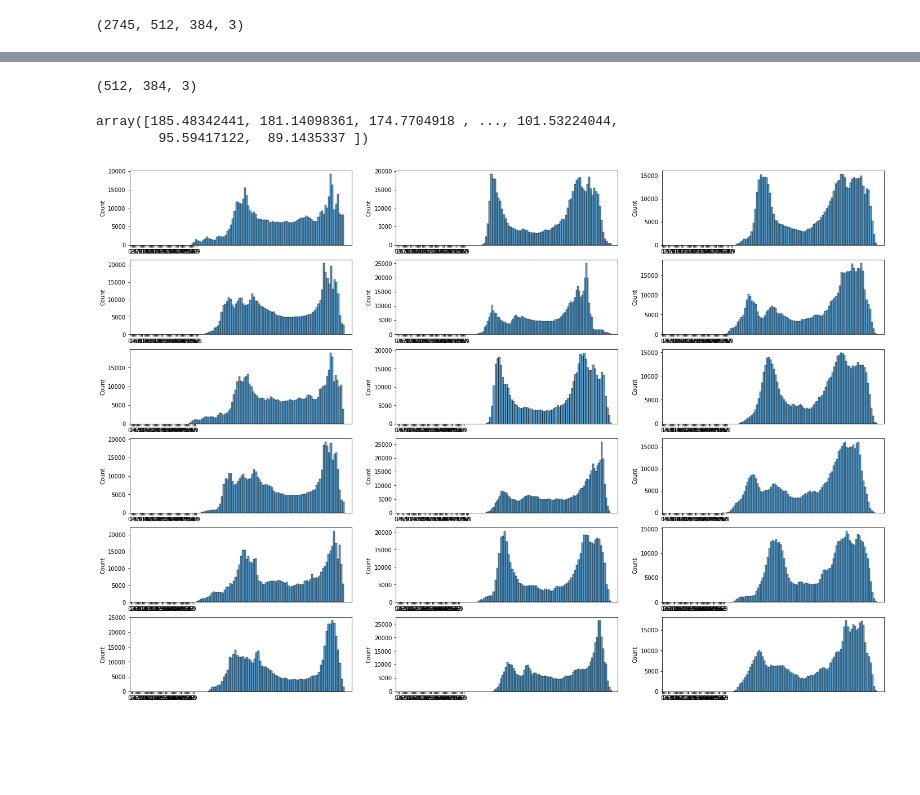
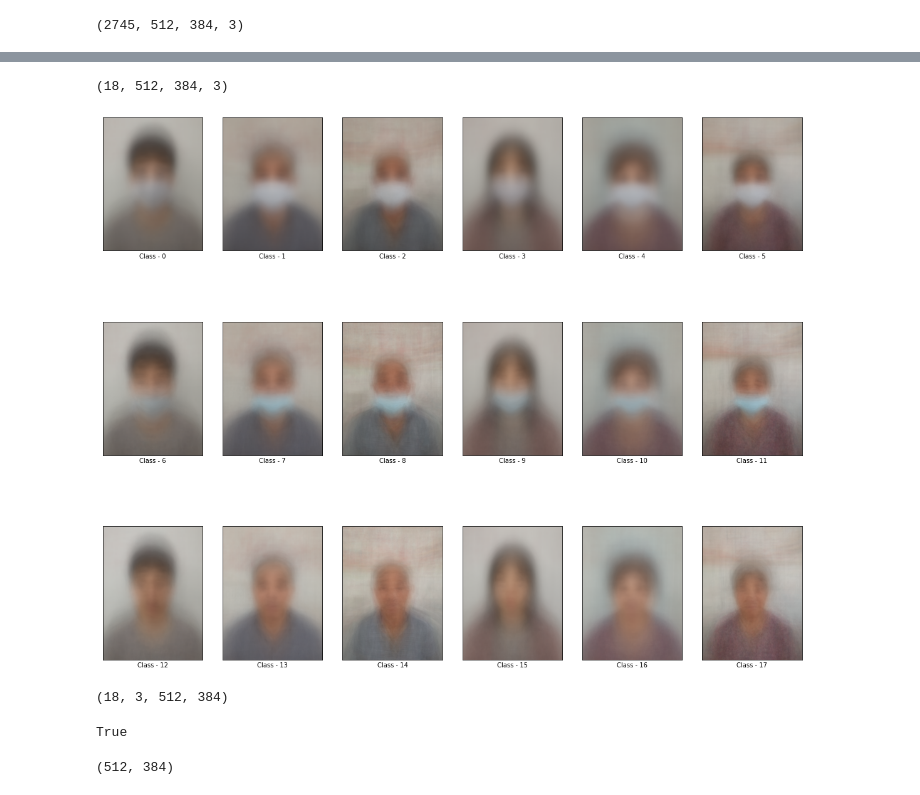
Before and after one commit to boostcampaitech3/level1-image-classification-level1-recsys-13, a Jupyter notebook: GwangSeok/train_EDA.ipynb, the cells around one changed output, grey strips where cells are left out. Saved outputs shown, nothing was run; the diff lists cells and outputs as text; code cells hidden in the pictures; blank space fills up the shorter version.

```diff
--- a/GwangSeok/train_EDA.ipynb
+++ b/GwangSeok/train_EDA.ipynb
@@ -333,7 +333,8 @@ label의 0-5(wear), 6-11(incorrect), 12-17(normal)의 분포는 같다.
 
 나이대별 성별의 분포이다.
 # %%
-image_pil_list = [[] for _ in range(18)]
+num_classes = 18
+image_pil_list = [[] for _ in range(num_classes)]
 # %%
 for idx, row in tqdm(image_path_class.iterrows(), total=image_path_class.shape[0]):
     image_pil = Image.open(row['path'])
@@ -371,7 +372,11 @@ image_pil_np[0].shape
 # %% [output]
 (2745, 512, 384, 3)
 # %%
+image_pil_np_avg = [0] * num_classes
 for label, image_pil_np_label in enumerate(image_pil_np):
-    print(f"Caculate label {label} mean")
-    image_pil_np[label] = np.mean(image_pil_np_label, axis=0)
+    print(f"Calculate label {label} mean")
+    image_pil_np_avg[label] = np.mean(image_pil_np_label, axis=0)
+
+image_pil_np_avg = np.array(image_pil_np_avg)
+image_pil_np_avg.shape
 # %% [output]
@@ -396,24 +402,45 @@ Caculate label 17 mean
-# %%
-image_pil_np[0].shape
-# %% [output]
-(512, 384, 3)
-# %%
-image_pil_np[0].flatten()
-# %% [output]
-array([185.48342441, 181.14098361, 174.7704918 , ..., 101.53224044,
-        95.59417122,  89.1435337 ])
+# %%
+image_pil_np_avg_int = [0] * num_classes
+
+for idx in tqdm(range(num_classes), total=num_classes):
+    image_pil_np_avg_int[idx] = (image_pil_np_avg[idx]).astype(int)
+
+image_pil_np_avg_int = np.array(image_pil_np_avg_int)
+image_pil_np_avg_int.shape
+# %% [output]
+(18, 512, 384, 3)
 # %%
-fig, axes = plt.subplots(6, 3, figsize=(24, 17))
+fig, axes = plt.subplots(3, 6, figsize=(20, 17))
+fig.set_facecolor('white')
 
 axes = axes.flatten()
-x_ticks = [i for i in range(60)]
 
-for idx in tqdm(range(18), total=18):
-    sns.histplot(
-        data=image_pil_np[idx].ravel(),
-        ax=axes[idx],
-    )
+for idx in tqdm(range(num_classes), total=num_classes):
+    axes[idx].imshow((image_pil_np_avg_int[idx]))
+    axes[idx].tick_params(bottom=False)
+    axes[idx].set_yticks([])
+    axes[idx].set_xticks([])
+    axes[idx].set_ylabel('')
+    axes[idx].set_xlabel(f'Class - {idx}')
 
-    axes[idx].set_xticks(x_ticks)
+plt.show()
 # %% [output]
-[figure, old version]
+[figure, new version]
+# %%
+reshape_image_pil_np_avg_int = image_pil_np_avg_int.transpose((0, 3, 1, 2))
+reshape_image_pil_np_avg_int.shape
+# %% [output]
+(18, 3, 512, 384)
+# %%
+np.array_equal(reshape_image_pil_np_avg_int.transpose((0, 2, 3, 1)), image_pil_np_avg_int)
+# %% [output]
+True
+# %%
+image_pil_label_np_avg_int = [0] * num_classes
+
+for idx in tqdm(range(num_classes), total=num_classes):
+    image_pil_label_np_avg_int[idx] = np.mean(image_pil_np_avg_int[idx], axis=2).astype(int)
+
+image_pil_label_np_avg_int[0].shape
+# %% [output]
+(512, 384)
```
Also changed, not shown: parts of 3 cells of this notebook.
